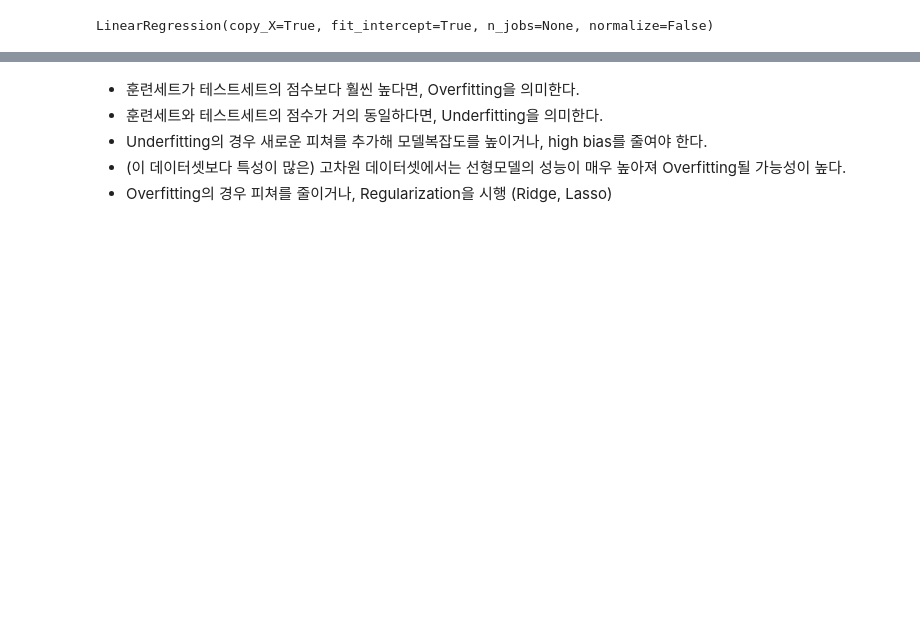
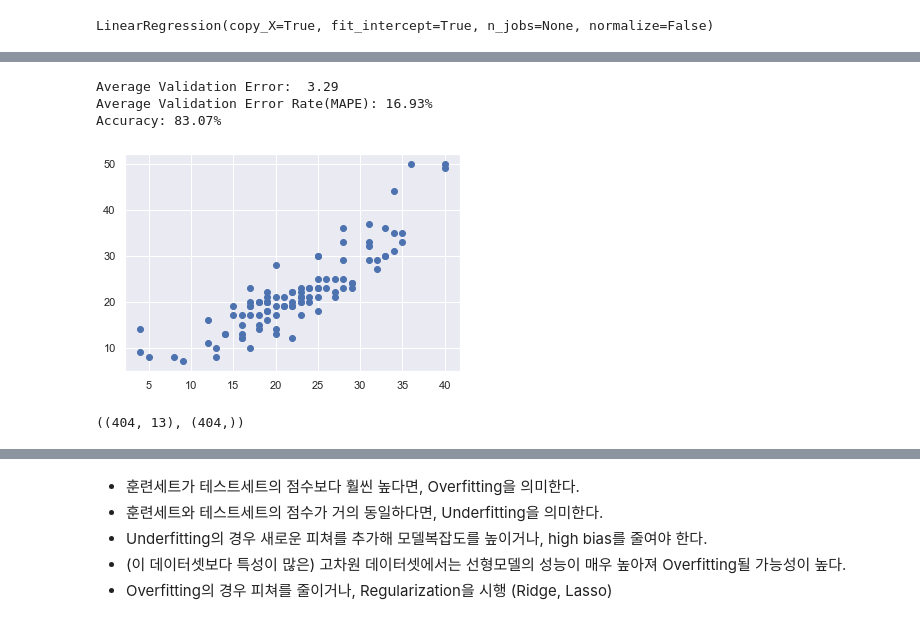
Before and after one commit to donginkim88/ml_routines, a Jupyter notebook: APM04_Linear_Regression.ipynb, the cells around one changed output, grey strips where cells are left out. Saved outputs shown, nothing was run; the diff lists cells and outputs as text; code cells hidden in the pictures; blank space fills up the shorter version.

```diff
--- a/APM04_Linear_Regression.ipynb
+++ b/APM04_Linear_Regression.ipynb
@@ -471,0 +534,6 @@ RMSE(validation):  5.709822386379313
+# %%
+check_df = pd.DataFrame([y_pred_val.round(0), y_val.round(0)]).T
+check_df.columns = ["y_pred", "y_actual"]
+check_df['error'] = abs(check_df["y_pred"] - check_df["y_actual"])
+check_df['error_rate'] = abs(check_df["y_pred"] * 100 / check_df["y_actual"] - 100)
+check_df.tail()
@@ -471,0 +547,17 @@ RMSE(validation):  5.709822386379313
+# %%
+accuracy = 100 - np.mean(check_df['error_rate'])
+print('Average Validation Error: ', round(np.mean(check_df['error']),2))
+print('Average Validation Error Rate(MAPE): {}%'.format(round(np.mean(check_df['error_rate']),2)))
+print('Accuracy: {}%'.format(round(accuracy, 2)))
+# %% [output]
+Average Validation Error:  3.29
+Average Validation Error Rate(MAPE): 16.93%
+Accuracy: 83.07%
+# %%
+plt.scatter(check_df.y_pred, check_df.y_actual);
+# %% [output]
+[figure, added]
+# %%
+X_train.shape, y_train.shape
+# %% [output]
+((404, 13), (404,))
```
Also changed, not shown: parts of 76 cells of this notebook, 1 other file.
